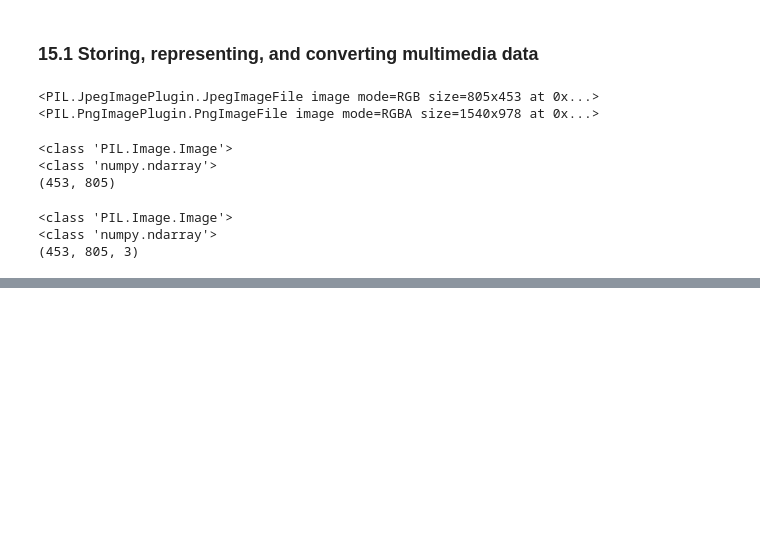
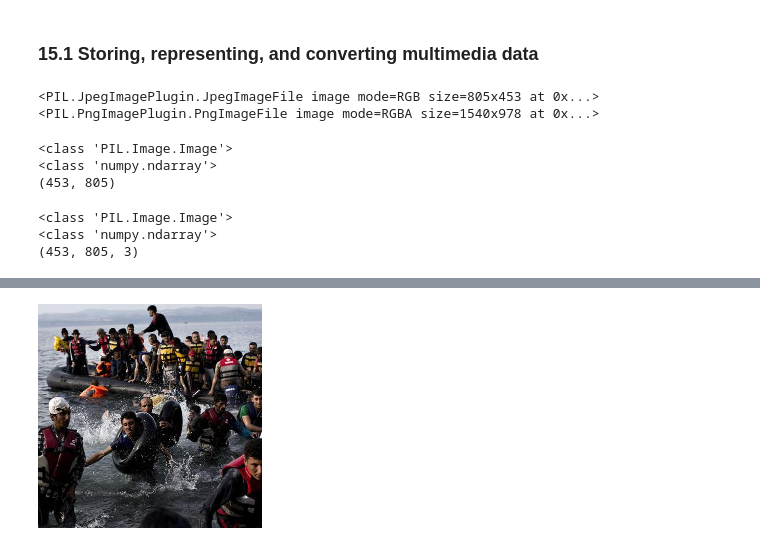
Before and after one commit to ccs-amsterdam/ccsbook, a Jupyter notebook: chapter15/images_py.ipynb, the cells around one changed output, grey strips where cells are left out. Drawn from its saved outputs; the diff is of its cells as text; code cells hidden in the pictures; blank space fills up the shorter version.

```diff
--- a/chapter15/images_py.ipynb
+++ b/chapter15/images_py.ipynb
@@ -61,0 +48,27 @@ array([[228, 228, 228, ..., 174, 173, 172],
+# %%
+#Crop and resize to 224 x 224
+
+#Function adapted from Webb, Casas & Wilkerson (2020)
+def crop(img):
+    height = img.height
+    width = img.width
+    hw_dif = abs(height - width)
+    hw_halfdif = hw_dif / 2
+    crop_leftright = width > height
+    if crop_leftright:
+        y0 = 0
+        y1 = height
+        x0 = 0 + hw_halfdif
+        x1 = width - hw_halfdif
+    else:
+        y0 = 0 + hw_halfdif
+        y1 = height - hw_halfdif
+        x0 = 0
+        x1 = width
+    return img.crop((x0, y0, x1, y1))
+
+my_image1_RGB_crop = crop(my_image1_RGB)
+my_image1_RGB_crop_224 = my_image1_RGB_crop.resize((224,224))
+my_image1_RGB_crop_224
+# %% [output]
+[figure, added]
```
Also changed, not shown: parts of 7 cells of this notebook, 2 other files.
